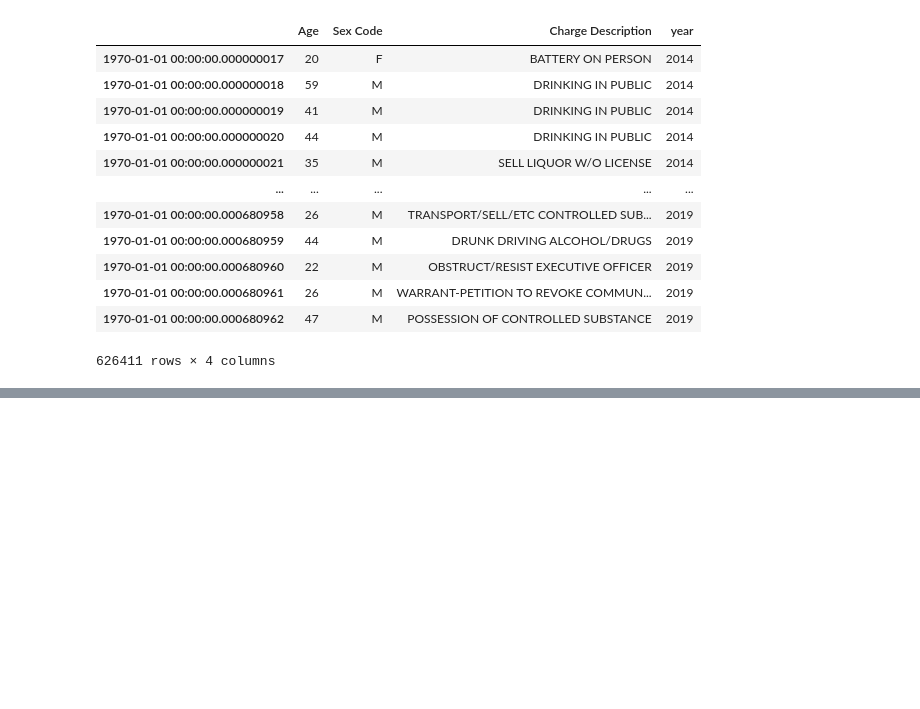
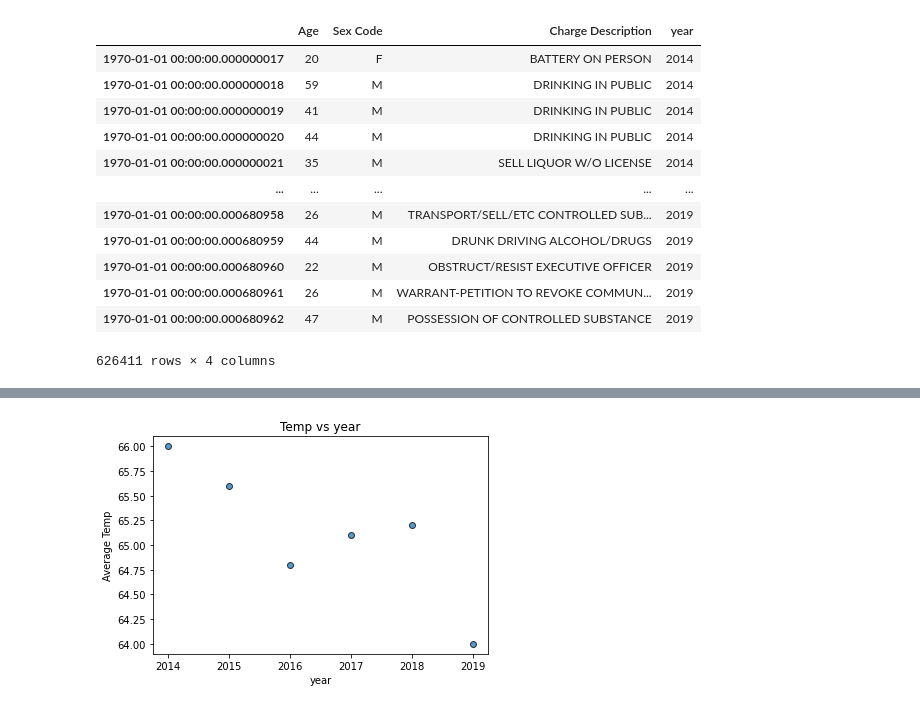
Before and after one commit to dvolz1130/project-one, a Jupyter notebook: Jacqueilne/clean_data .ipynb, the cells around one changed output, grey strips where cells are left out. Saved outputs shown, nothing was run; the diff lists cells and outputs as text; code cells hidden in the pictures; blank space fills up the shorter version.

```diff
--- a/Jacqueilne/clean_data .ipynb
+++ b/Jacqueilne/clean_data .ipynb
@@ -130,0 +166,3 @@ crimes_year_df.head()
+# %%
+weather_year_df = pd.read_csv("../output/Cleansed Annual Weather Data LAX.csv")
+weather_year_df.head()
@@ -130,0 +177,12 @@ crimes_year_df.head()
+# %%
+x_value = weather_year_df["DATE"]
+y_value = weather_year_df["Average Temperature"]
+
+plt.scatter(x_value, y_value, edgecolors="black", alpha=0.75)
+
+plt.xlabel("year")
+plt.ylabel("Average Temp")
+plt.title("Temp vs year")
+plt.show()
+# %% [output]
+[figure, added]
```
Also changed, not shown: parts of 11 cells of this notebook.
